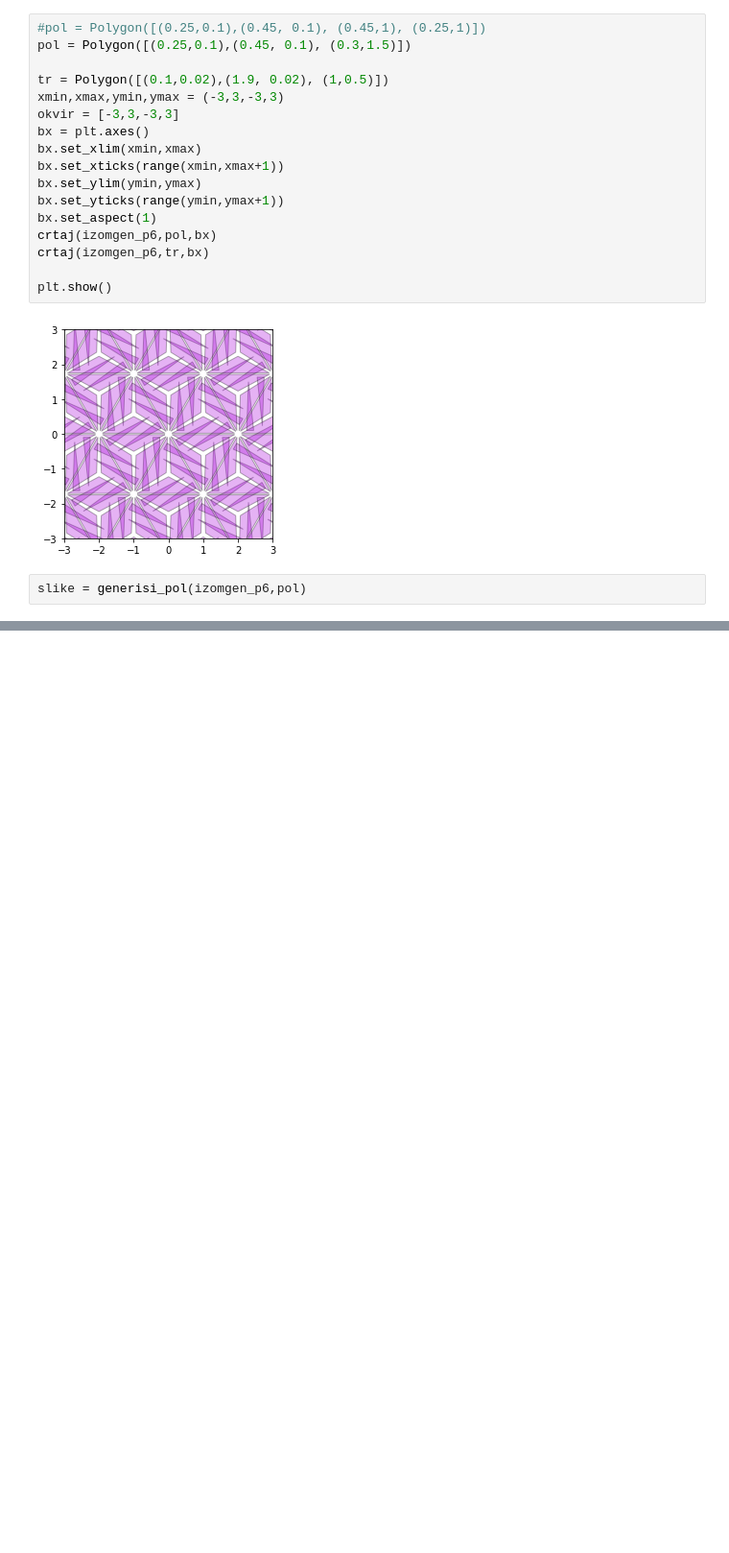
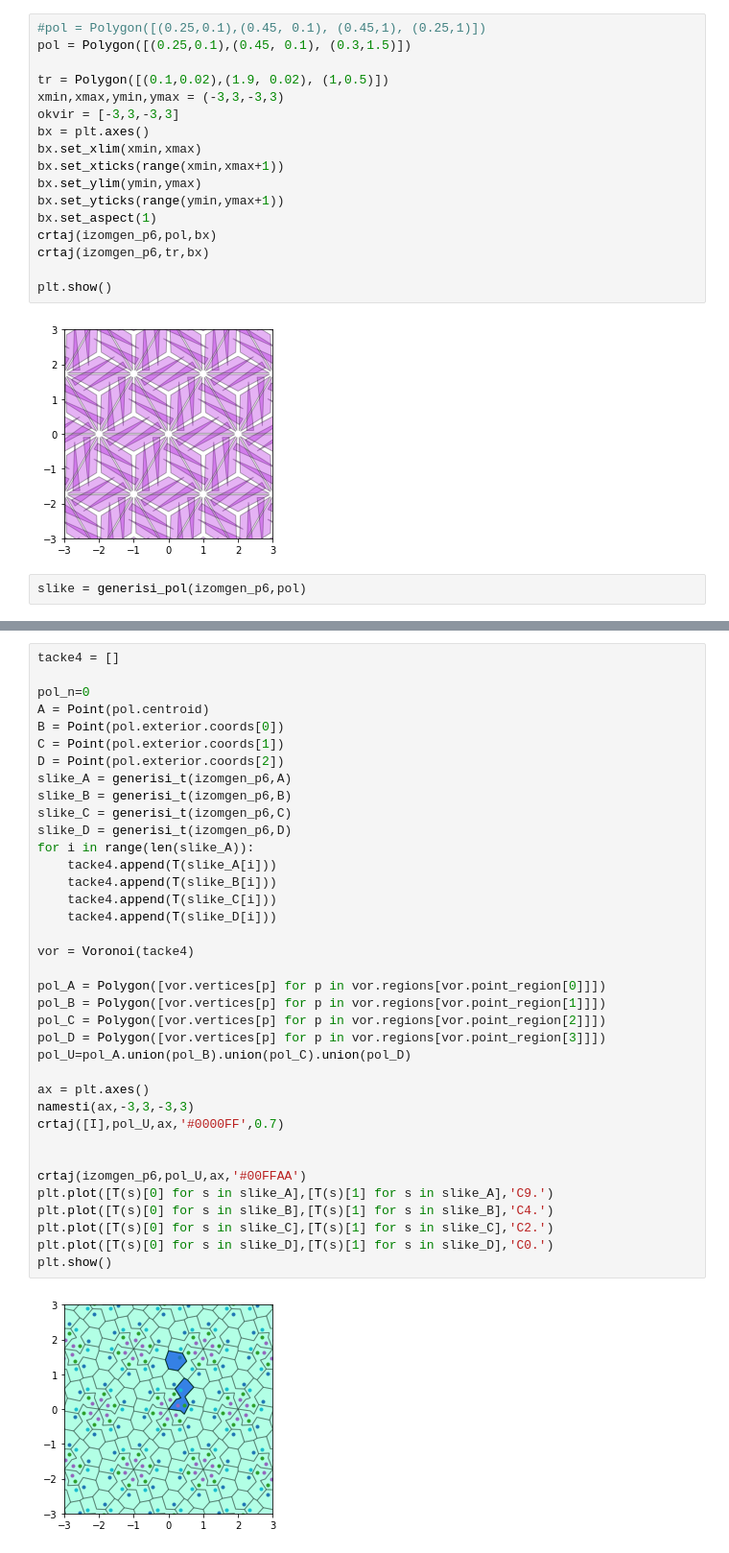
Before and after one commit to marinavas/poplocavanje, a Jupyter notebook: diagram.ipynb, the cells around one changed output, grey strips where cells are left out. Shown: that part at 96% size. Drawn from its saved outputs; the diff is of its cells as text; blank space fills up the shorter version.

```diff
--- a/diagram.ipynb
+++ b/diagram.ipynb
@@ -65,0 +112,39 @@ plt.show()
+# %%
+tacke4 = []
+
+pol_n=0
+A = Point(pol.centroid)
+B = Point(pol.exterior.coords[0])
+C = Point(pol.exterior.coords[1])
+D = Point(pol.exterior.coords[2])
+slike_A = generisi_t(izomgen_p6,A)
+slike_B = generisi_t(izomgen_p6,B)
+slike_C = generisi_t(izomgen_p6,C)
+slike_D = generisi_t(izomgen_p6,D)
+for i in range(len(slike_A)):
+    tacke4.append(T(slike_A[i]))
+    tacke4.append(T(slike_B[i]))
+    tacke4.append(T(slike_C[i]))
+    tacke4.append(T(slike_D[i]))
+
+vor = Voronoi(tacke4)
+
+pol_A = Polygon([vor.vertices[p] for p in vor.regions[vor.point_region[0]]])
+pol_B = Polygon([vor.vertices[p] for p in vor.regions[vor.point_region[1]]])
+pol_C = Polygon([vor.vertices[p] for p in vor.regions[vor.point_region[2]]])
+pol_D = Polygon([vor.vertices[p] for p in vor.regions[vor.point_region[3]]])
+pol_U=pol_A.union(pol_B).union(pol_C).union(pol_D)
+
+ax = plt.axes()
+namesti(ax,-3,3,-3,3)
+crtaj([I],pol_U,ax,'#0000FF',0.7)
+
+
+crtaj(izomgen_p6,pol_U,ax,'#00FFAA')
+plt.plot([T(s)[0] for s in slike_A],[T(s)[1] for s in slike_A],'C9.')
+plt.plot([T(s)[0] for s in slike_B],[T(s)[1] for s in slike_B],'C4.')
+plt.plot([T(s)[0] for s in slike_C],[T(s)[1] for s in slike_C],'C2.')
+plt.plot([T(s)[0] for s in slike_D],[T(s)[1] for s in slike_D],'C0.')
+plt.show()
+# %% [output]
+[figure, added]
```
Also changed, not shown: parts of 7 cells of this notebook.
